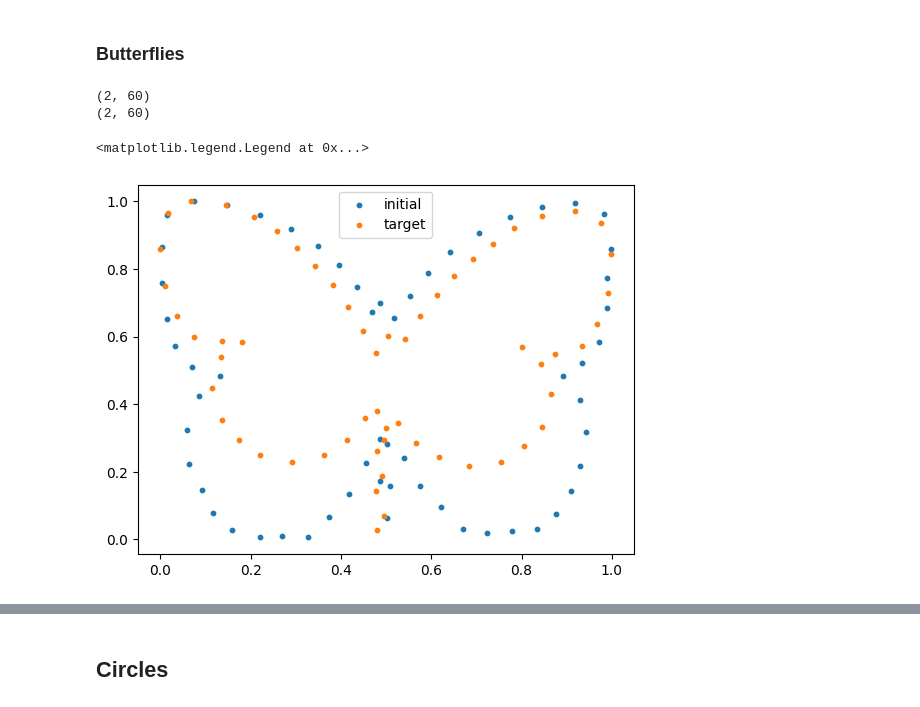
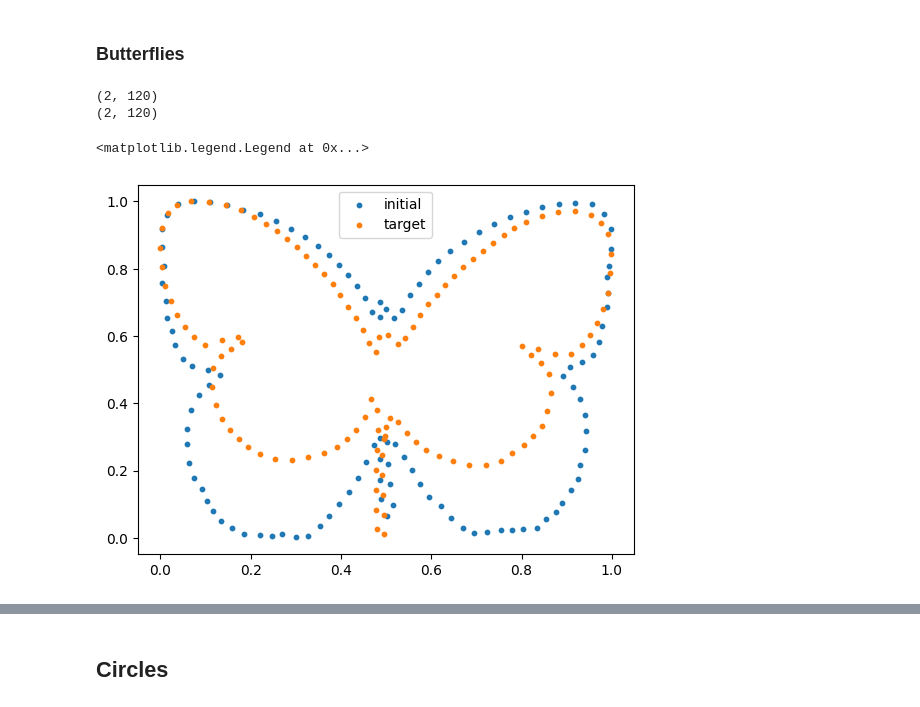
Before and after one commit to libbylbaker/infsdebridge, a Jupyter notebook: sdebridge/notebooks/brownian_bridge_fft.ipynb, the cells around one changed output, grey strips where cells are left out. Cells and saved outputs as stored; diff of their text form; code cells hidden in the pictures.

```diff
--- a/sdebridge/notebooks/brownian_bridge_fft.ipynb
+++ b/sdebridge/notebooks/brownian_bridge_fft.ipynb
@@ -26,16 +26,16 @@ real_to_complex = lambda x: x[:len(x)//2] + 1j * x[len(x)//2:]
 # %% [markdown]
 ### Butterflies
 # %%
-init_s = jnp.array(butterfly1_pts())[:, ::1861][:, ::2]
-term_s = jnp.array(butterfly2_pts())[:, ::475][:, ::2]
+init_s = jnp.array(butterfly1_pts())[:, ::1861][:, ::1]
+term_s = jnp.array(butterfly2_pts())[:, ::475][:, ::1]
 print(init_s.shape)
 print(term_s.shape)
 plt.scatter(init_s[0], init_s[1], s=10, label='initial')
 plt.scatter(term_s[0], term_s[1], s=10, label='target')
 plt.legend()
 # %% [output]
-(2, 60)
-(2, 60)
+(2, 120)
+(2, 120)
 <matplotlib.legend.Legend at 0x...>
-[figure, old version]
+[figure, new version]
 # %%
```
Also changed, not shown: parts of 34 cells of this notebook, 3 other files.
